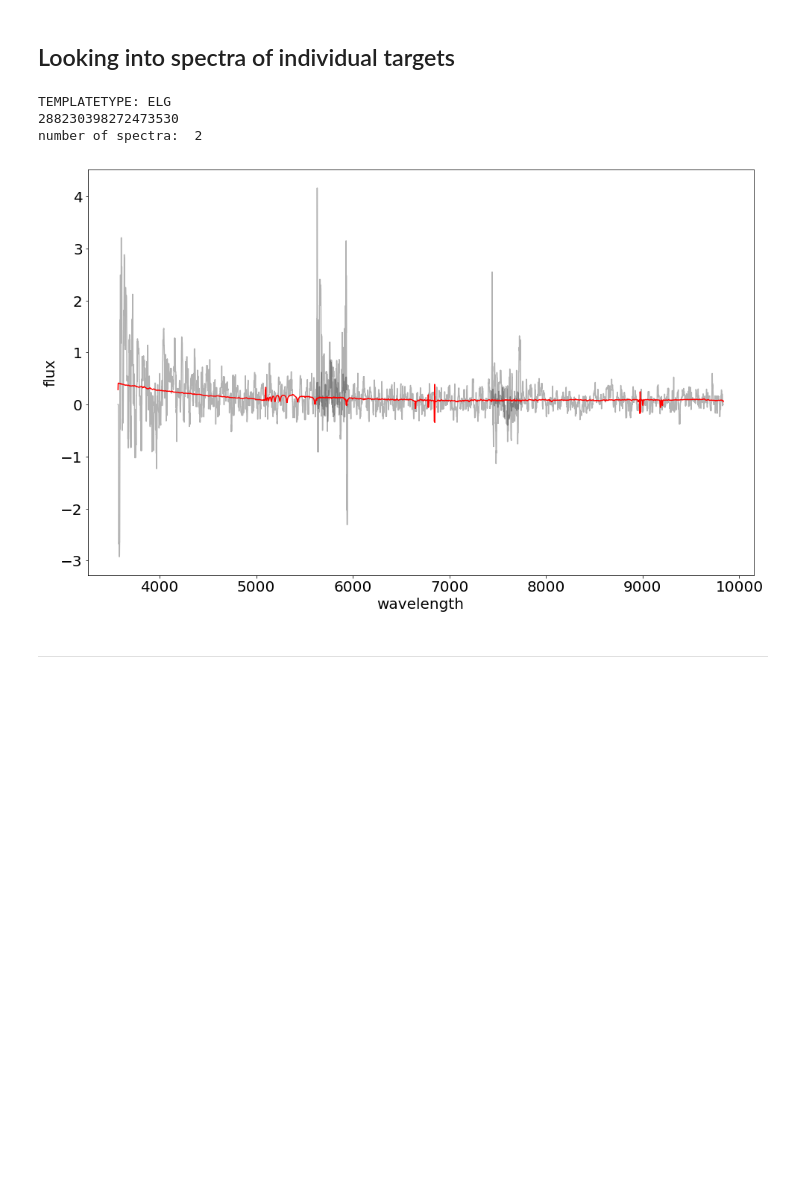
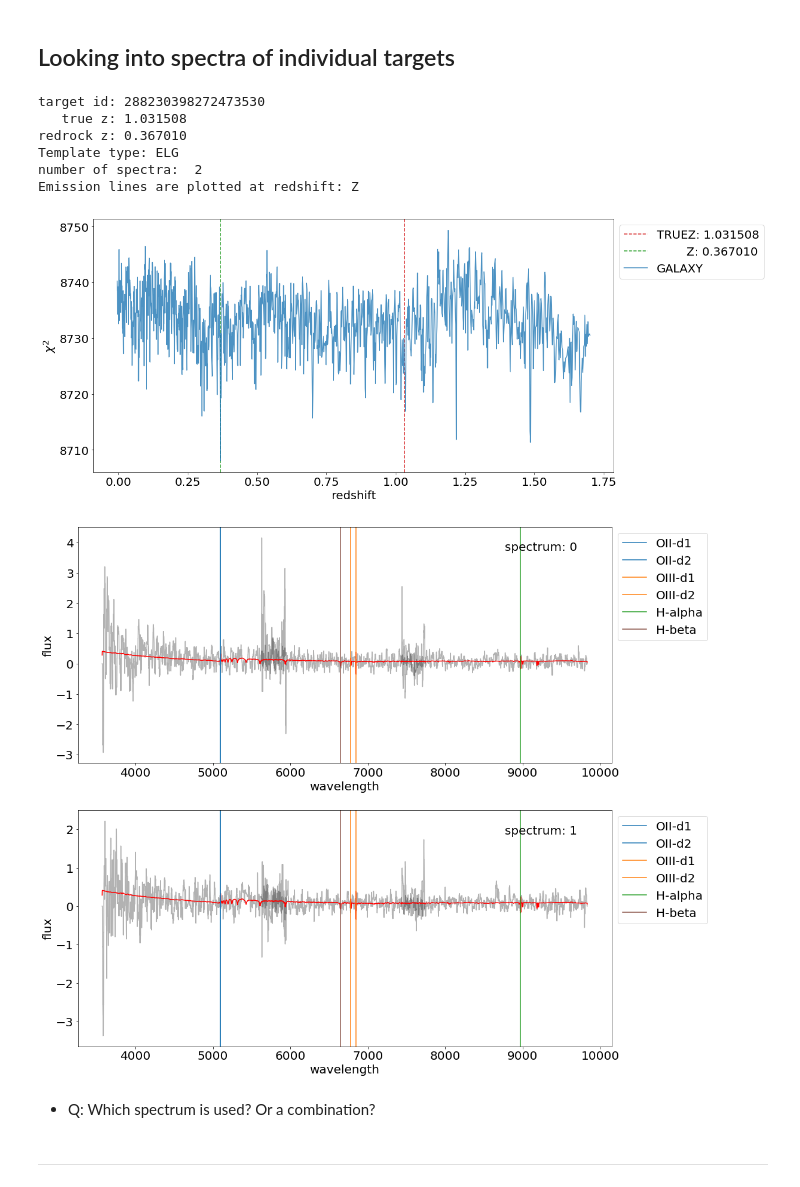
Before and after one commit to Yucheng-Zhang/desi_nbs, a Jupyter notebook: demo/elg_zfitting.ipynb, the cells around one changed output. Saved outputs shown, nothing was run; the diff lists cells and outputs as text; code cells hidden in the pictures; blank space fills up the shorter version.

Commit message:
add chi2 and emission lines

```diff
--- a/demo/elg_zfitting.ipynb
+++ b/demo/elg_zfitting.ipynb
@@ -550,14 +581,42 @@ def plot_spec(tid, ss=0, ks=1):
-# %%
-idx = 4
-tid = ztruth_fail[idx]['TARGETID']
-print('TEMPLATETYPE:', ztruth_fail[idx]['TEMPLATETYPE'])
-print(tid)
-
-fig, ax = plot_spec(tid, ss=0, ks=15)
-# %% [output]
-TEMPLATETYPE: ELG
-288230398272473530
-number of spectra:  2
-[figure, removed]
+# %%
+idx = 4
+zot = ztruth_fail[idx]
+# zot = ztruth_good[idx]
+
+tid = zot['TARGETID']
+specot = get_specot(tid)
+twave, tflux = get_tempot(tid)
+num_spec = specot.num_spectra()
+
+print('target id:', tid)
+print('   true z: {:f}'.format(zot['TRUEZ']))
+print('redrock z: {:f}'.format(zot['Z']))
+print('Template type:', zot['TEMPLATETYPE'])
+
+tt = 'GALAXY'
+redshifts, zchi2 = get_zchi2ot(tid, tt)
+fig, (ax) = plt.subplots(1, 1, figsize=(16, 8))
+plot_chi2(ax, redshifts, zchi2, tt, zot['TRUEZ'], zot['Z'])
+# ax.set_xlim(0.9, 1.1)
+
+print('number of spectra: ', num_spec)
+fig, axs = plt.subplots(num_spec, 1, figsize=(16, 8*num_spec))
+# z = zot['TRUEZ']; print('Emission lines are plotted at redshift: TRUEZ')
+z = zot['Z']; print('Emission lines are plotted at redshift: Z')
+for i, ax in enumerate(axs):
+    plot_spec(ax, z, specot, twave, tflux, ss=i, ks=15)
+#     ax.set_ylim(-1, 1)
+#     ax.set_xlim(6500, 7000)
+# %% [output]
+target id: 288230398272473530
+   true z: 1.031508
+redrock z: 0.367010
+Template type: ELG
+number of spectra:  2
+Emission lines are plotted at redshift: Z
+[figure, added]
+[figure, added]
+# %% [markdown]
+- Q: Which spectrum is used? Or a combination?
 # %% [markdown]
 ---
```
Also changed, not shown: parts of 6 cells of this notebook, 1 other file.
